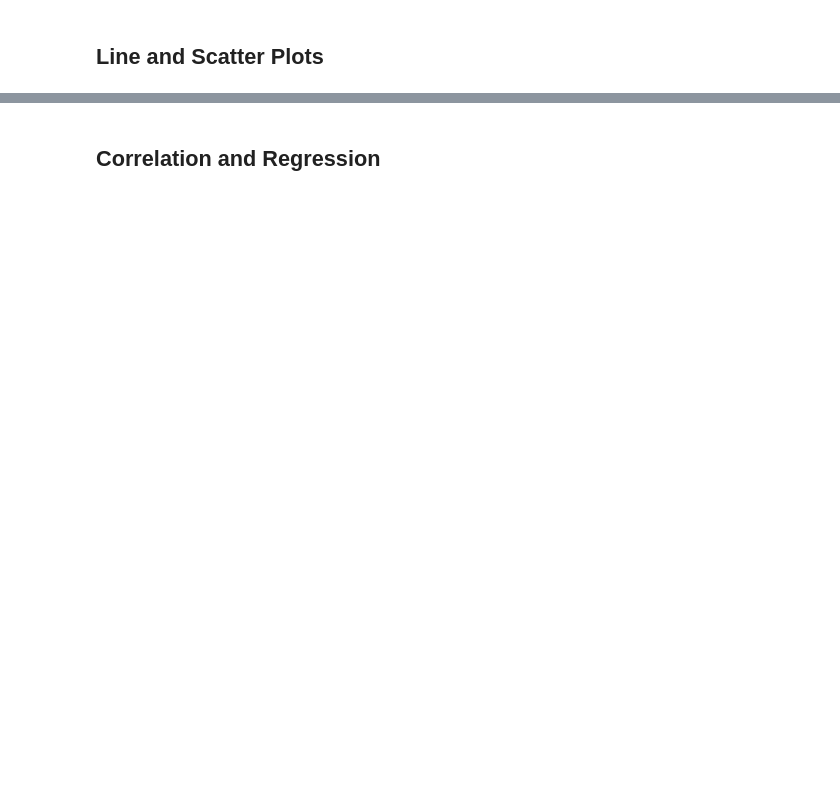
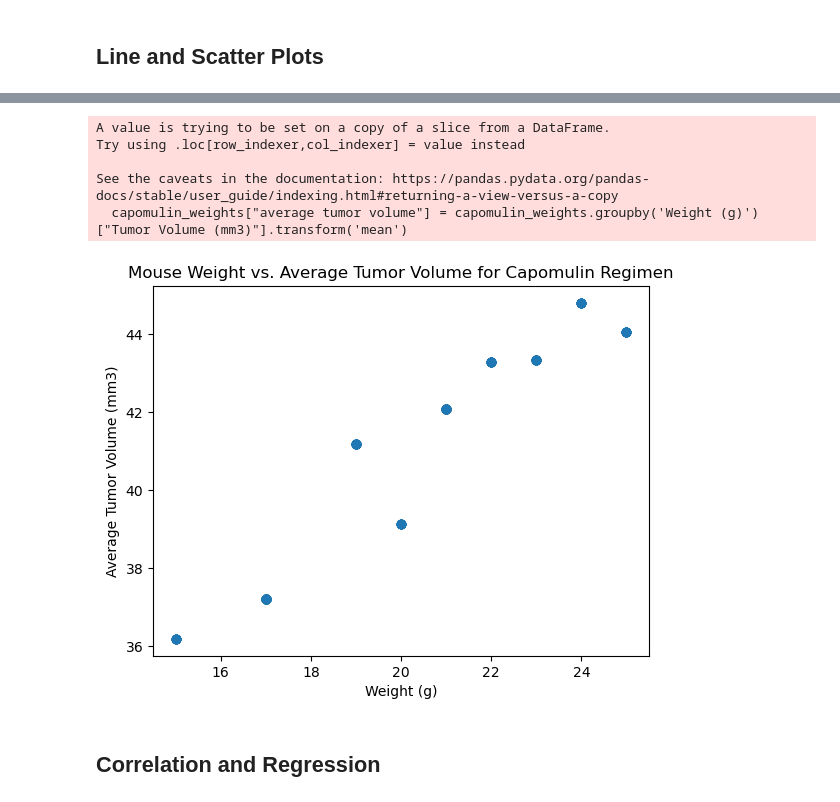
Before and after one commit to amydst/matplotlib-challenge, a Jupyter notebook: pymaceuticals_starter.ipynb, the cells around one changed output, grey strips where cells are left out. Saved outputs shown, nothing was run; the diff lists cells and outputs as text; code cells hidden in the pictures; blank space fills up the shorter version.

```diff
--- a/pymaceuticals_starter.ipynb
+++ b/pymaceuticals_starter.ipynb
@@ -280,2 +316,25 @@ boxplot = tumor_volumes_df.boxplot(grid=False, by='Treatment')
+# %%
+# Generate a scatter plot of mouse weight vs. the average observed tumor volume for the entire Capomulin regimen
+
+capomulin_weights = cleanresults.loc[cleanresults['Drug Regimen'] == "Capomulin"]
+
+capomulin_weights["average tumor volume"] = capomulin_weights.groupby('Weight (g)')["Tumor Volume (mm3)"].transform('mean')
+
+weights = capomulin_weights["Weight (g)"]
+averagetumor = capomulin_weights["average tumor volume"]
+
+plt.scatter(weights, averagetumor)
+
+plt.xlabel('Weight (g)')
+plt.ylabel('Average Tumor Volume (mm3)')
+plt.title('Mouse Weight vs. Average Tumor Volume for Capomulin Regimen')
+plt.show()
+# %% [output]
+A value is trying to be set on a copy of a slice from a DataFrame.
+Try using .loc[row_indexer,col_indexer] = value instead
+
+See the caveats in the documentation: https://pandas.pydata.org/pandas-docs/stable/user_guide/indexing.html#returning-a-view-versus-a-copy
+  capomulin_weights["average tumor volume"] = capomulin_weights.groupby('Weight (g)')["Tumor Volume (mm3)"].transform('mean')
+[figure, added]
 # %% [markdown]
 ## Correlation and Regression
```
Also changed, not shown: parts of 11 cells of this notebook.
